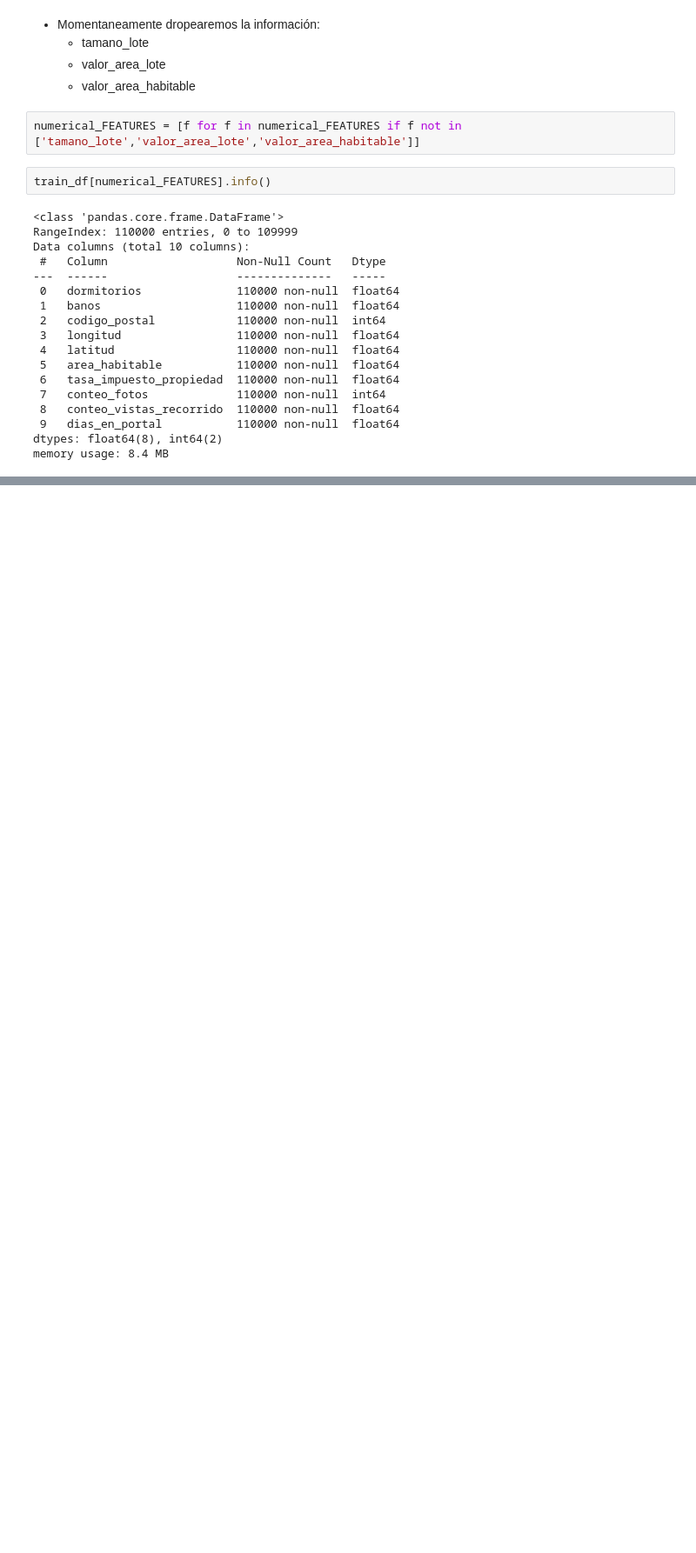
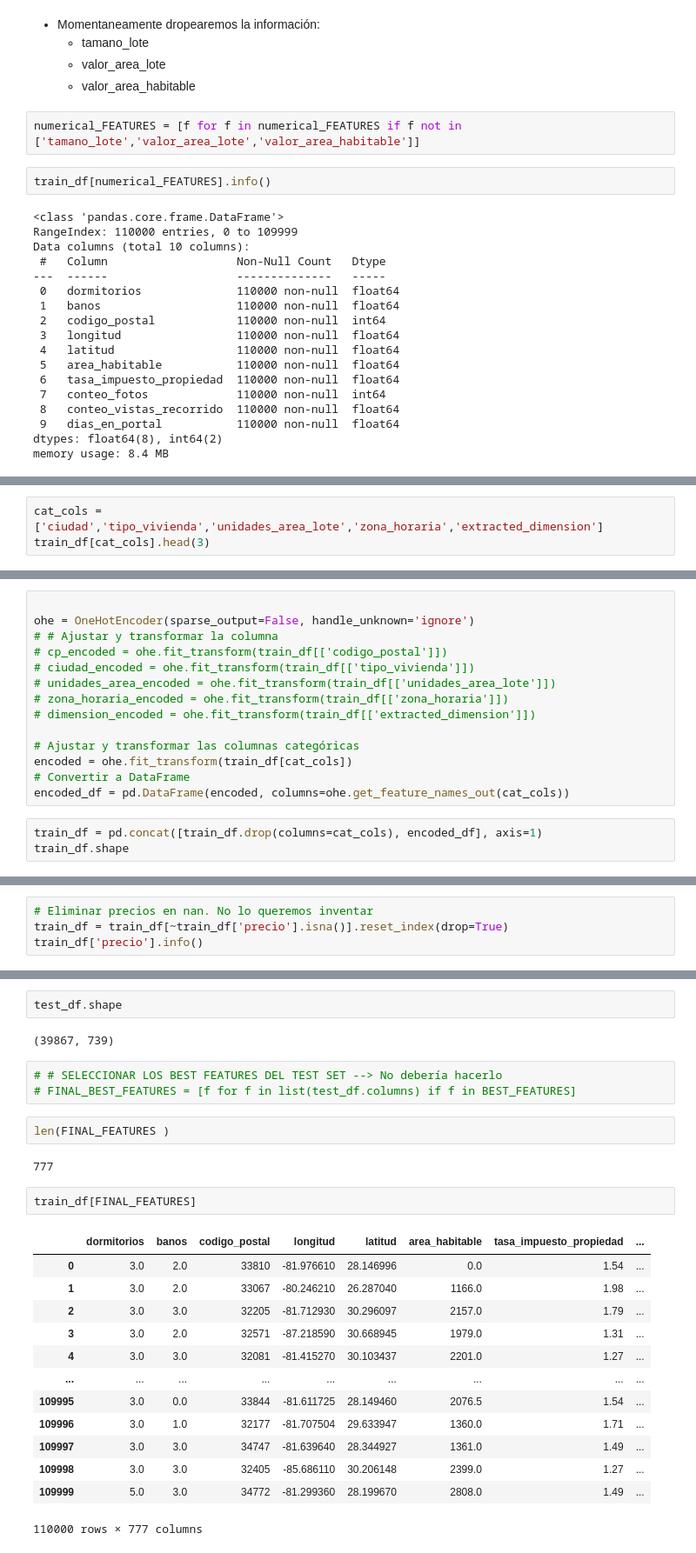
Before and after one commit to rolosa10/proyecto_hc, a Jupyter notebook: notebooks/proyecto.ipynb, the cells around one changed output, grey strips where cells are left out. Shown: that part at 87% size. Drawn from its saved outputs; the diff is of its cells as text; blank space fills up the shorter version.

```diff
--- a/notebooks/proyecto.ipynb
+++ b/notebooks/proyecto.ipynb
@@ -526,0 +655,3 @@ FEATURES = numerical_FEATURES + categorical_FEATURES
+# %%
+cat_cols = ['ciudad','tipo_vivienda','unidades_area_lote','zona_horaria','extracted_dimension']
+train_df[cat_cols].head(3)
@@ -526,0 +663,17 @@ FEATURES = numerical_FEATURES + categorical_FEATURES
+# %%
+
+ohe = OneHotEncoder(sparse_output=False, handle_unknown='ignore')
+# # Ajustar y transformar la columna
+# cp_encoded = ohe.fit_transform(train_df[['codigo_postal']])
+# ciudad_encoded = ohe.fit_transform(train_df[['tipo_vivienda']])
+# unidades_area_encoded = ohe.fit_transform(train_df[['unidades_area_lote']])
+# zona_horaria_encoded = ohe.fit_transform(train_df[['zona_horaria']])
+# dimension_encoded = ohe.fit_transform(train_df[['extracted_dimension']])
+
+# Ajustar y transformar las columnas categóricas
+encoded = ohe.fit_transform(train_df[cat_cols])
+# Convertir a DataFrame
+encoded_df = pd.DataFrame(encoded, columns=ohe.get_feature_names_out(cat_cols))
+# %%
+train_df = pd.concat([train_df.drop(columns=cat_cols), encoded_df], axis=1)
+train_df.shape
@@ -526,0 +702,4 @@ FEATURES = numerical_FEATURES + categorical_FEATURES
+# %%
+# Eliminar precios en nan. No lo queremos inventar
+train_df = train_df[~train_df['precio'].isna()].reset_index(drop=True)
+train_df['precio'].info()
@@ -526,0 +748,27 @@ FEATURES = numerical_FEATURES + categorical_FEATURES
+# %%
+test_df.shape
+# %% [output]
+(39867, 739)
+# %%
+# # SELECCIONAR LOS BEST FEATURES DEL TEST SET --> No debería hacerlo
+# FINAL_BEST_FEATURES = [f for f in list(test_df.columns) if f in BEST_FEATURES]
+# %%
+len(FINAL_FEATURES )
+# %% [output]
+777
+# %%
+train_df[FINAL_FEATURES]
+# %% [output]
+|  | dormitorios | banos | codigo_postal | longitud | latitud | area_habitable | tasa_impuesto_propiedad | ... |
+| 0 | 3.0 | 2.0 | 33810 | -81.976610 | 28.146996 | 0.0 | 1.54 | ... |
+| 1 | 3.0 | 2.0 | 33067 | -80.246210 | 26.287040 | 1166.0 | 1.98 | ... |
+| 2 | 3.0 | 3.0 | 32205 | -81.712930 | 30.296097 | 2157.0 | 1.79 | ... |
+| 3 | 3.0 | 2.0 | 32571 | -87.218590 | 30.668945 | 1979.0 | 1.31 | ... |
+| 4 | 3.0 | 3.0 | 32081 | -81.415270 | 30.103437 | 2201.0 | 1.27 | ... |
+| ... | ... | ... | ... | ... | ... | ... | ... | ... |
+| 109995 | 3.0 | 0.0 | 33844 | -81.611725 | 28.149460 | 2076.5 | 1.54 | ... |
+| 109996 | 3.0 | 1.0 | 32177 | -81.707504 | 29.633947 | 1360.0 | 1.71 | ... |
+| 109997 | 3.0 | 3.0 | 34747 | -81.639640 | 28.344927 | 1361.0 | 1.49 | ... |
+| 109998 | 3.0 | 3.0 | 32405 | -85.686110 | 30.206148 | 2399.0 | 1.27 | ... |
+| 109999 | 5.0 | 3.0 | 34772 | -81.299360 | 28.199670 | 2808.0 | 1.49 | ... |
+110000 rows × 777 columns
```
Also changed, not shown: parts of 30 cells of this notebook.
